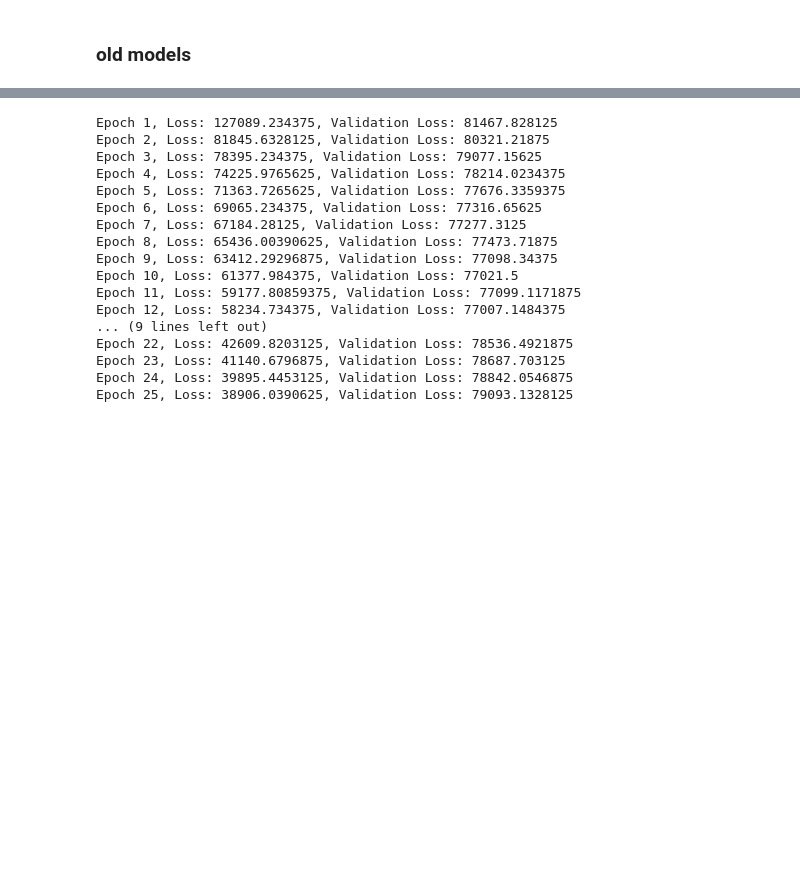
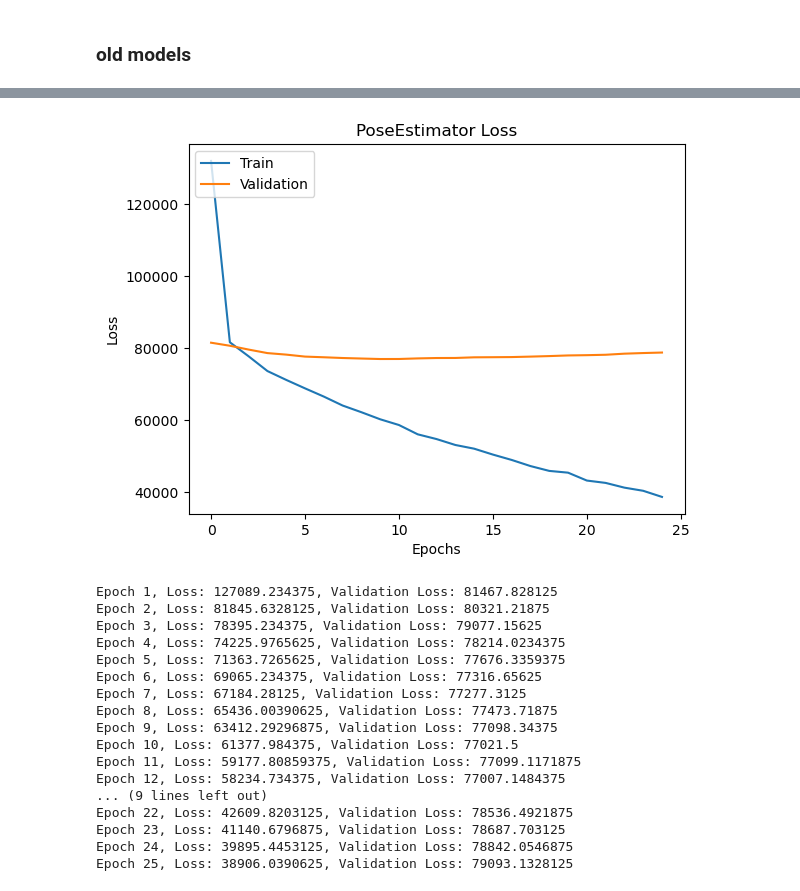
Before and after one commit to echow626/cs131-final, a Jupyter notebook: cs131_final_project_model_1 copy.ipynb, the cells around one changed output, grey strips where cells are left out. Drawn from its saved outputs; the diff is of its cells as text; code cells hidden in the pictures; blank space fills up the shorter version.

```diff
--- a/cs131_final_project_model_1 copy.ipynb
+++ b/cs131_final_project_model_1 copy.ipynb
@@ -605,3 +571,14 @@ Epoch 25, Loss: 35661.91015625, Validation Loss: 79291.078125
+# %%
+# "Loss"
+plt.plot(train_losses)
+plt.plot(val_losses)
+plt.title('PoseEstimator Loss')
+plt.ylabel('Loss')
+plt.xlabel('Epochs')
+plt.legend(['Train', 'Validation'], loc='upper left')
+plt.show()
+# %% [output]
+[figure, added]
 # %%
 ehehehe = nn(lr=0.001) # 0.001
 # %% [output]
```
Also changed, not shown: parts of 5 cells of this notebook, 2 other files.
